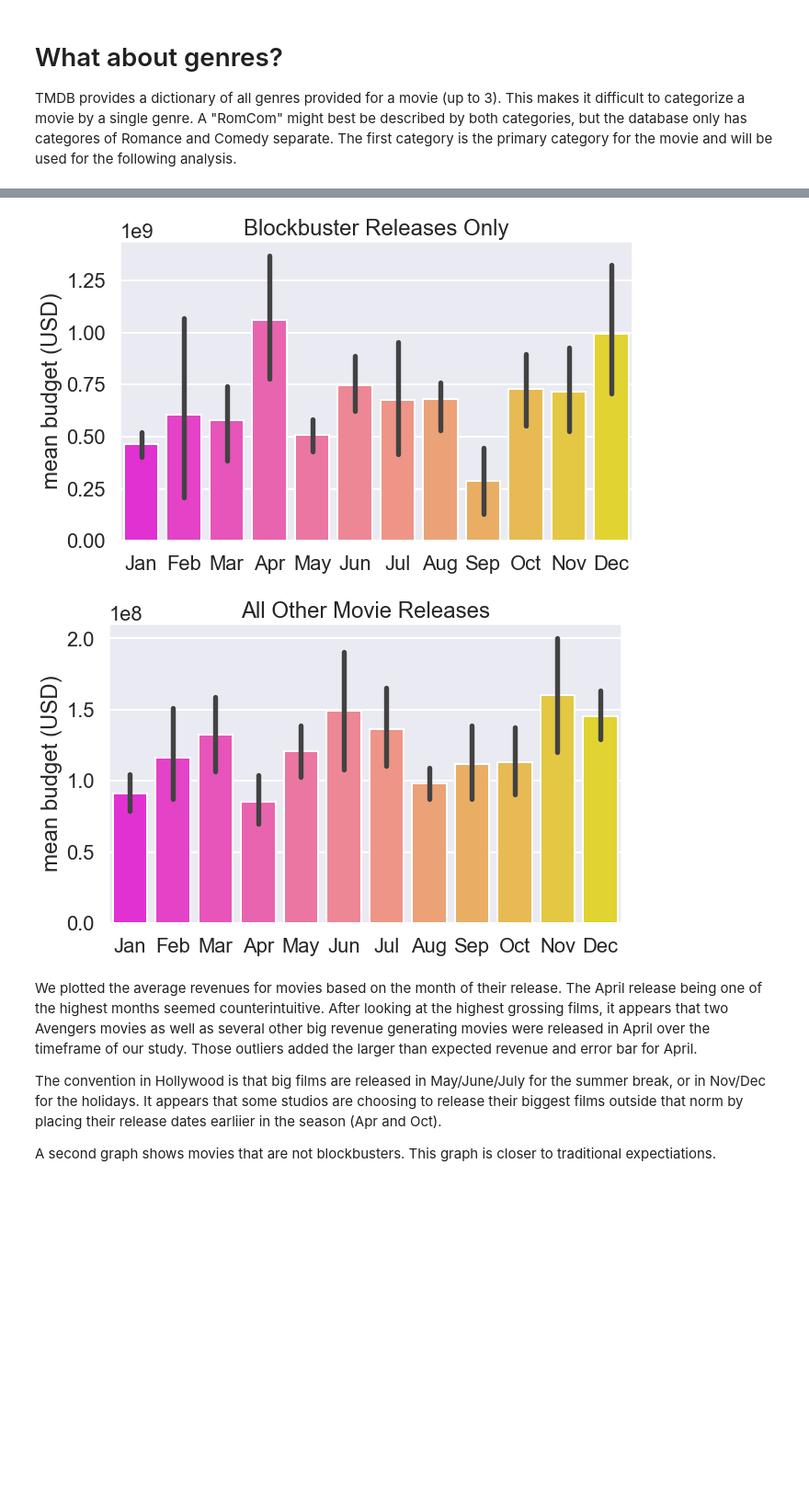
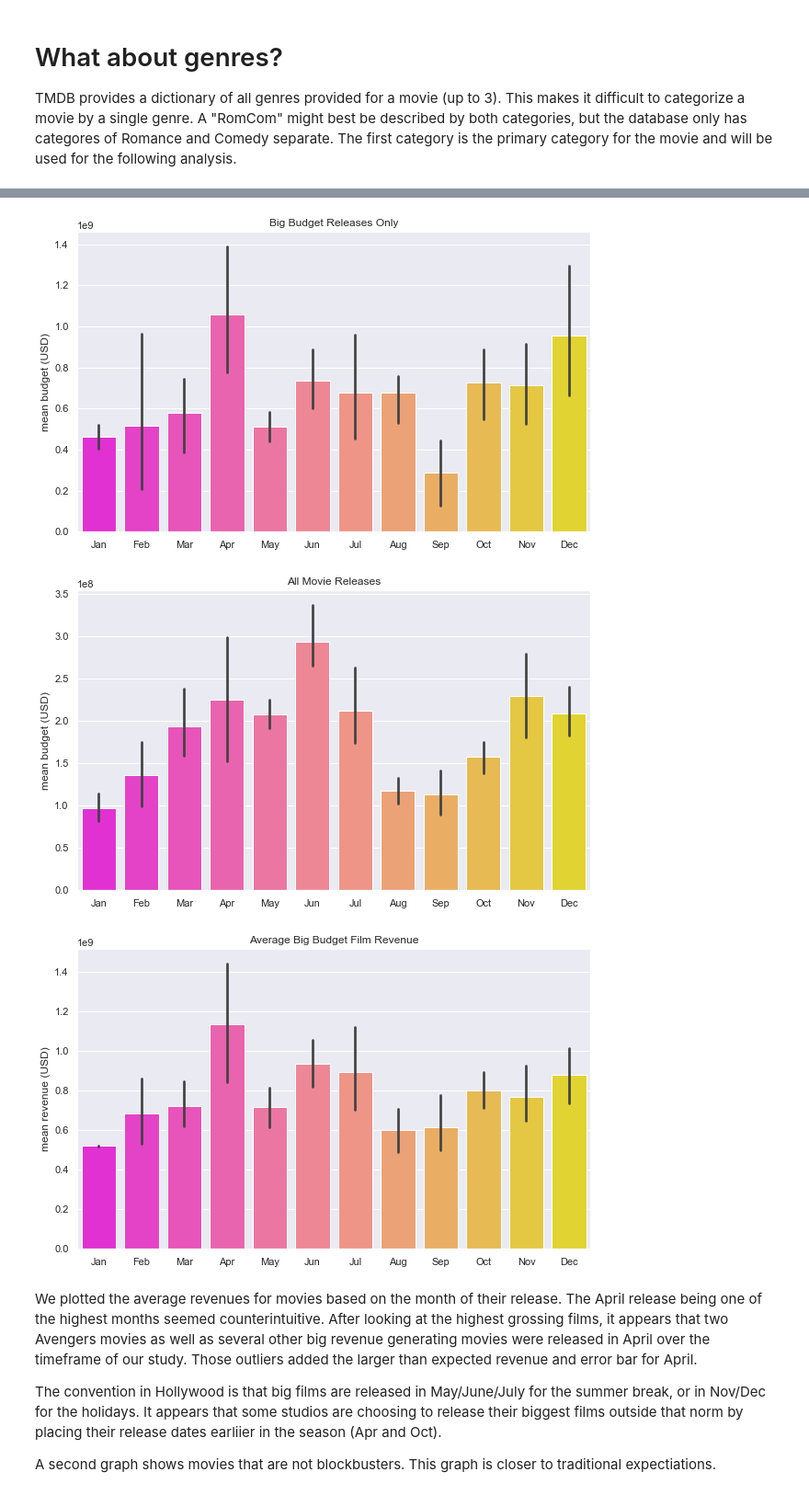
Before and after one commit to sciencelee/dsc-mod-1-project-v2-1-online-ds-sp-000, a Jupyter notebook: student.ipynb, the cells around one changed output, grey strips where cells are left out. Shown at 92% size. Drawn from its saved outputs; the diff is of its cells as text; code cells hidden in the pictures; blank space fills up the shorter version.

```diff
--- a/student.ipynb
+++ b/student.ipynb
@@ -112,7 +112,9 @@ def movie_selection_query(n, start_year, end_year):
     print('-fetched all pages')
     return list_of_dicts[:n]
 
-sample_size = 100 # our actual sample will be 5000 films.  This is only for demonstration
+base_url = 'https://api.themoviedb.org/3/'
+
+sample_size = 5000 # our actual sample will be 5000 films.  This is only for demonstration
 start_year = 2010
 end_year = 2019
 all_my_movies = movie_selection_query(sample_size, start_year, end_year)
@@ -154,7 +156,7 @@ def fetch_all_movies(movie_ids, path):
     for movie in movie_ids:
         #Fetch Movie Data
         #print(movie, end=',')
-        #print('', end='.')
+        print('', end='.')
         movie_response = requests.get(base_url + 'movie/' + str(movie) + '?api_key=' +  api_key)
         #print(movie_response)
         all_movie_details.append(movie_response.json())
@@ -182,7 +184,6 @@ else:
     df = pd.DataFrame(all_movie_details)
     output_file = os.path.join(path,'tmdb-movies.csv')
     df.to_csv(output_file, index=False)
-    all_movie_details = fetch_all_movies(movie_ids, path)
     # After running the query, change load_from_file to True
 
 
@@ -222,7 +223,8 @@ We also convert the 'release_date' column to datetime objects so we can work wit
 # %%
 # df.isna().sum()  # found some without id, runtime, release_date.
 
-df.dropna(subset=['id', 'runtime', 'release_date', 'imdb_id'], inplace=True)  # Eliminates 28 entries
+#df.dropna(subset=['id', 'runtime', 'release_date'], inplace=True)  # Eliminates 28 entries
+df_clean.describe()
 
 # We choose to drop the columns that are not necessary for our study.
 df_clean = df.drop(['adult', 'backdrop_path', 'homepage', 'video', 'status_code', 'status_message',
@@ -234,5 +236,6 @@ df_clean['release_date'] = datetimes
 
 df_clean.isna().sum()
 df_clean.info()  # this results in no NaN values, and a loss of only 28 entries
+df_clean.describe()
 # %% [output]
 <class 'pandas.core.frame.DataFrame'>
@@ -579,0 +586,23 @@ Text(0.5, 1.0, 'Films above median budget')
+# %%
+# Do big budget films actually show better revenue/budget ratios
+profitability_percentiles = []
+
+for i in range(10):
+    df_p = df5[(df5['budget'] > df5['budget'].quantile(i/10)) & (df5['budget'] <= df5['budget'].quantile((i+1)/10))]
+    p = df_p['revenue'].mean() / df_p['budget'].mean()
+    profitability_percentiles.append(p)
+
+print(profitability_percentiles)
+
+def plot_ratio(raw_data):
+    data = np.array(raw_data)
+    x = np.arange(start=0, stop=10, step=1)
+    width = 0.2  # width of bar
+    ax = sns.barplot(x, data, color='green')
+    ax.set_title('Profitability by Budget')
+    ax.set(xlabel='Percentile Budget', ylabel='Profit Ratio\n(Revenue/Budget)')
+    xlabel = ['{}-{}%'.format(n*10, (n+1)*10) for n in x]
+    plt.xticks(x, xlabel, rotation=60)
+
+
+plot_ratio(profitability_percentiles)
@@ -822,11 +876,12 @@ def make_distplot(df_month, lower_quantile, upper_quantile, yaxis='budget'):
 
 
 df_month2, fig2, ax2 = release_date_graph(df10, lower_quantile=0.9, upper_quantile=1, yaxis='budget', graph_type='bar')  # can send in df5 or df10 for last 5 or 10 years of data
-df_month1, fig1, ax1 = release_date_graph(df10, lower_quantile=0, upper_quantile=0.9, yaxis='budget', graph_type='bar')  # can send in df5 or df10 for last 5 or 10 years of data
+df_month1, fig1, ax1 = release_date_graph(df10, lower_quantile=0, upper_quantile=1, yaxis='budget', graph_type='bar')  # can send in df5 or df10 for last 5 or 10 years of data
 
+df_month3, fig3, ax3 = release_date_graph(df10, lower_quantile=0.9, upper_quantile=1, yaxis='revenue', graph_type='bar')
 
-
-ax1.set_title("All Other Movie Releases")
-ax2.set_title("Blockbuster Releases Only")
+ax1.set_title("All Movie Releases")
+ax2.set_title("Big Budget Releases Only")
+ax3.set_title("Average Big Budget Film Revenue")
 print(df_month1['release_week'])
 # %% [output]
@@ -845,7 +901,8 @@ print(df_month1['release_week'])
 119    51.000000
 Name: release_week, Length: 120, dtype: float64
-[figure, old version]
+[figure, new version]
-[figure, old version]
+[figure, new version]
+[figure, added]
 # %% [markdown]
 We plotted the average revenues for movies based on the month of their release.  The April release being one of the highest months seemed counterintuitive.  After looking at the highest grossing films, it appears that two Avengers movies as well as several other big revenue generating movies were released in April over the timeframe of our study.  Those outliers added the larger than expected revenue and error bar for April.
 
```
Also changed, not shown: parts of 22 cells of this notebook, 1 other file.
